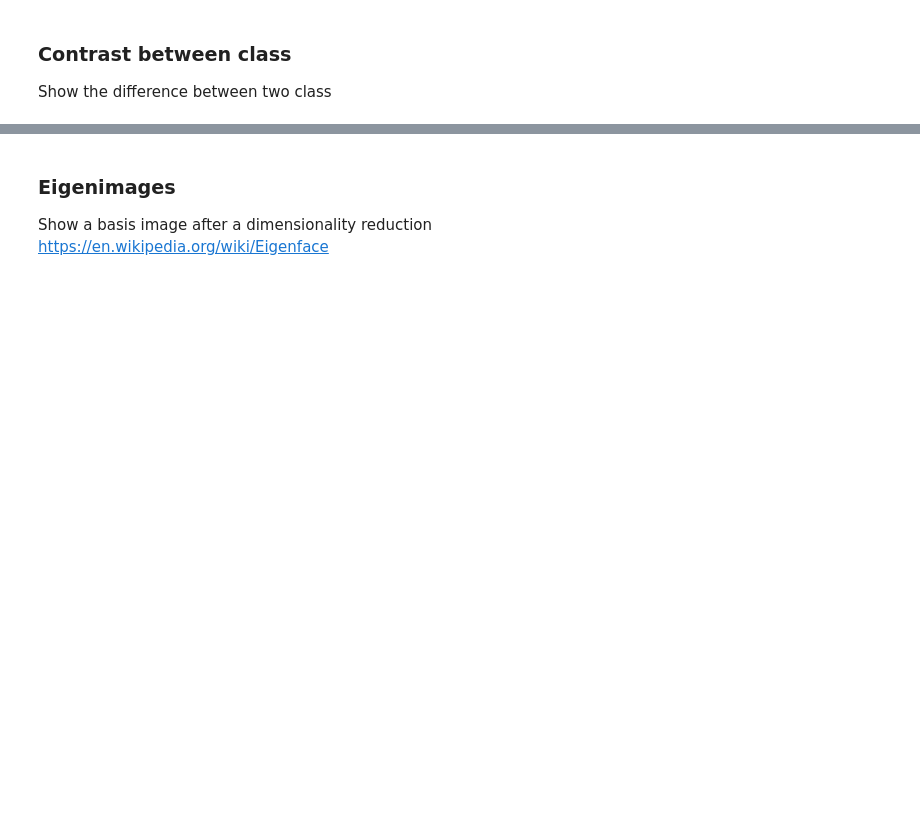
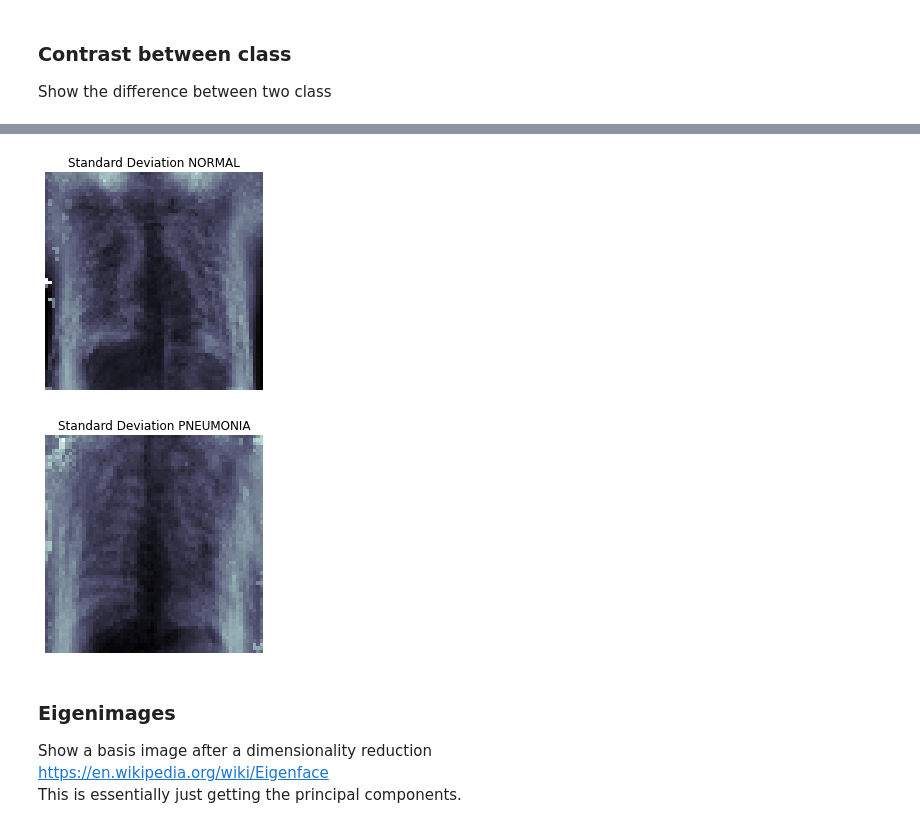
Before and after one commit to stereopickle/pneumonia_img_classification, a Jupyter notebook: 010.EDA.ipynb, the cells around one changed output, grey strips where cells are left out. Cells and saved outputs as stored; diff of their text form; code cells hidden in the pictures; blank space fills up the shorter version.

```diff
--- a/010.EDA.ipynb
+++ b/010.EDA.ipynb
@@ -75,4 +140,21 @@ Any correlation of pixels within the images?
+# %%
+def find_std_img(image_vecs, title, size = (64, 64)):
+    std_img = np.std(image_vecs, axis = 0)
+    std_img = std_img.reshape(size)
+    std_img = np.expand_dims(std_img, axis = 0)
+    plt.imshow(std_img[0], cmap='Greys_r')
+    plt.title(f'Standard Deviation {title}')
+    plt.axis('off')
+    plt.show()
+    return std_img
+# %%
+norm_std = find_std_img(normal_images, 'NORMAL')
+pneu_std = find_std_img(pnemonia_images, 'PNEUMONIA')
+# %% [output]
+[figure, added]
+[figure, added]
 # %% [markdown]
 ### Eigenimages
 Show a basis image after a dimensionality reduction
 https://en.wikipedia.org/wiki/Eigenface
+This is essentially just getting the principal components.
```
Also changed, not shown: parts of 30 cells of this notebook, 1 other file.
